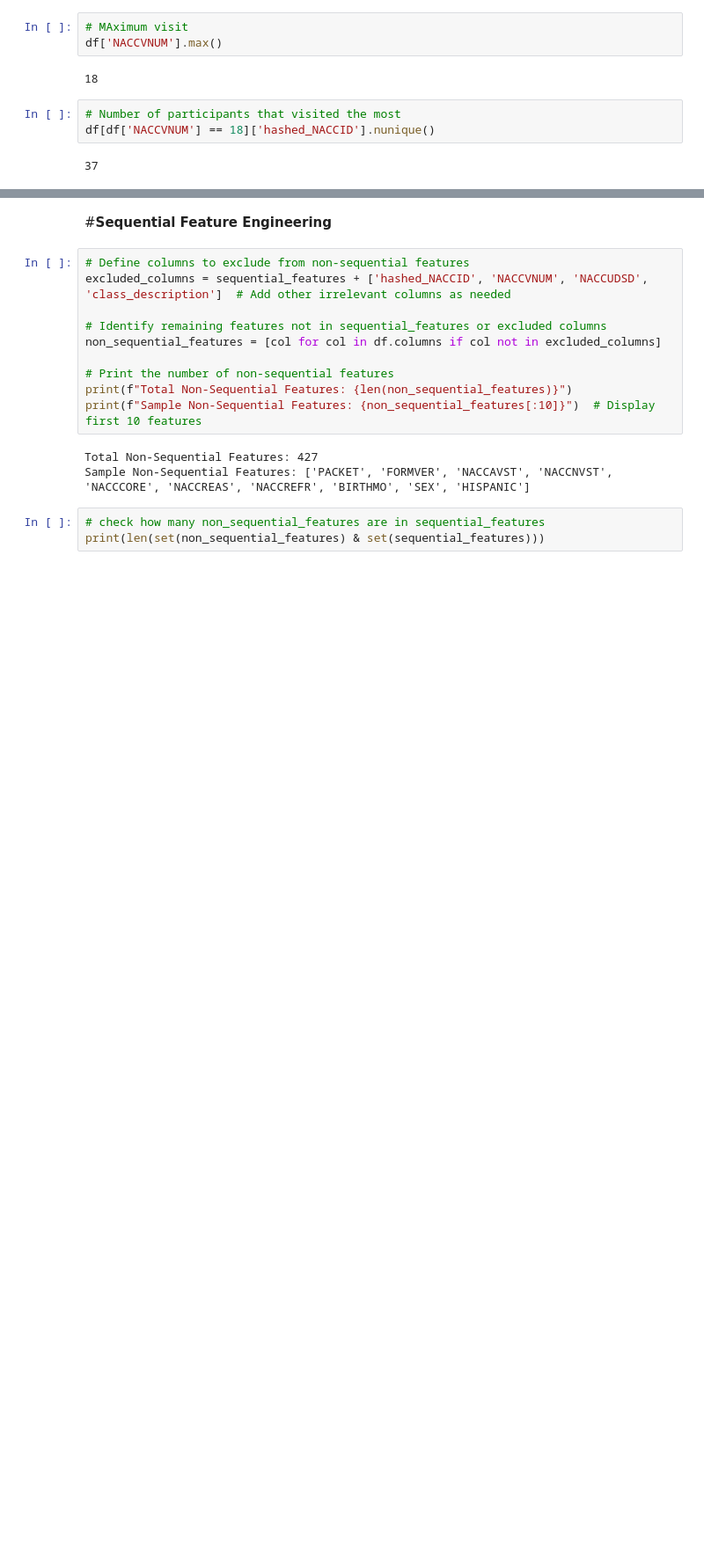
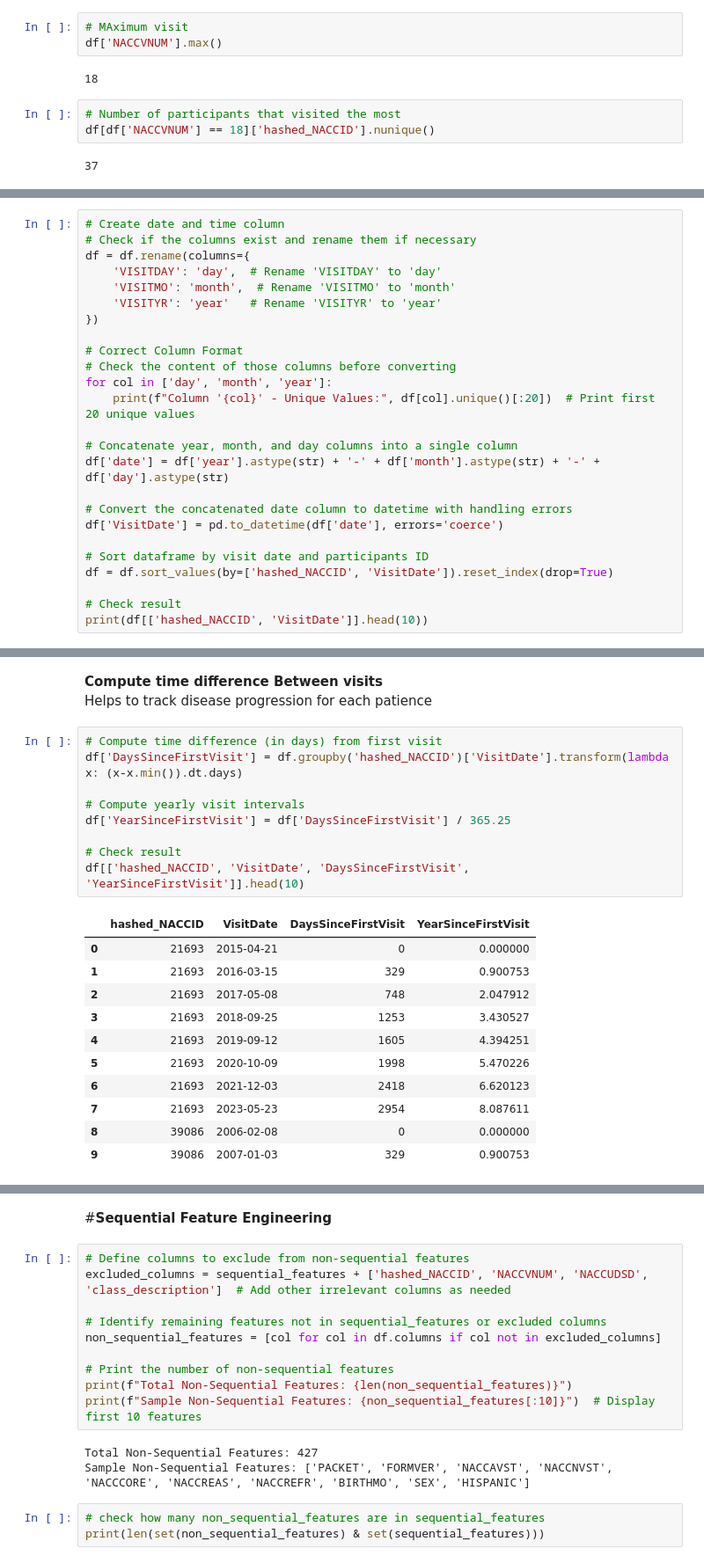
Before and after one commit to TonyNewness/AI_Detection_of_Early_Alzheimers, a Jupyter notebook: Hybrid_LSTMandFeedforward_correction_improving.ipynb, the cells around one changed output, grey strips where cells are left out. Shown at 88% size. Cells and saved outputs as stored; diff of their text form; blank space fills up the shorter version.

```diff
--- a/Hybrid_LSTMandFeedforward_correction_improving.ipynb
+++ b/Hybrid_LSTMandFeedforward_correction_improving.ipynb
@@ -514,0 +534,25 @@ f"{least_visitors:,}"
+# %%
+# Create date and time column
+# Check if the columns exist and rename them if necessary
+df = df.rename(columns={
+    'VISITDAY': 'day',  # Rename 'VISITDAY' to 'day'
+    'VISITMO': 'month',  # Rename 'VISITMO' to 'month'
+    'VISITYR': 'year'   # Rename 'VISITYR' to 'year'
+})
+
+# Correct Column Format
+# Check the content of those columns before converting
+for col in ['day', 'month', 'year']:
+    print(f"Column '{col}' - Unique Values:", df[col].unique()[:20])  # Print first 20 unique values
+
+# Concatenate year, month, and day columns into a single column
+df['date'] = df['year'].astype(str) + '-' + df['month'].astype(str) + '-' + df['day'].astype(str)
+
+# Convert the concatenated date column to datetime with handling errors
+df['VisitDate'] = pd.to_datetime(df['date'], errors='coerce')
+
+# Sort dataframe by visit date and participants ID
+df = df.sort_values(by=['hashed_NACCID', 'VisitDate']).reset_index(drop=True)
+
+# Check result
+print(df[['hashed_NACCID', 'VisitDate']].head(10))
@@ -514,0 +575,24 @@ f"{least_visitors:,}"
+# %% [markdown]
+**Compute time difference Between visits**
+<br> Helps to track disease progression for each patience
+# %%
+# Compute time difference (in days) from first visit
+df['DaysSinceFirstVisit'] = df.groupby('hashed_NACCID')['VisitDate'].transform(lambda x: (x-x.min()).dt.days)
+
+# Compute yearly visit intervals
+df['YearSinceFirstVisit'] = df['DaysSinceFirstVisit'] / 365.25
+
+# Check result
+df[['hashed_NACCID', 'VisitDate', 'DaysSinceFirstVisit', 'YearSinceFirstVisit']].head(10)
+# %% [output]
+|  | hashed_NACCID | VisitDate | DaysSinceFirstVisit | YearSinceFirstVisit |
+| 0 | 21693 | 2015-04-21 | 0 | 0.000000 |
+| 1 | 21693 | 2016-03-15 | 329 | 0.900753 |
+| 2 | 21693 | 2017-05-08 | 748 | 2.047912 |
+| 3 | 21693 | 2018-09-25 | 1253 | 3.430527 |
+| 4 | 21693 | 2019-09-12 | 1605 | 4.394251 |
+| 5 | 21693 | 2020-10-09 | 1998 | 5.470226 |
+| 6 | 21693 | 2021-12-03 | 2418 | 6.620123 |
+| 7 | 21693 | 2023-05-23 | 2954 | 8.087611 |
+| 8 | 39086 | 2006-02-08 | 0 | 0.000000 |
+| 9 | 39086 | 2007-01-03 | 329 | 0.900753 |
```
Also changed, not shown: parts of 11 cells of this notebook.
